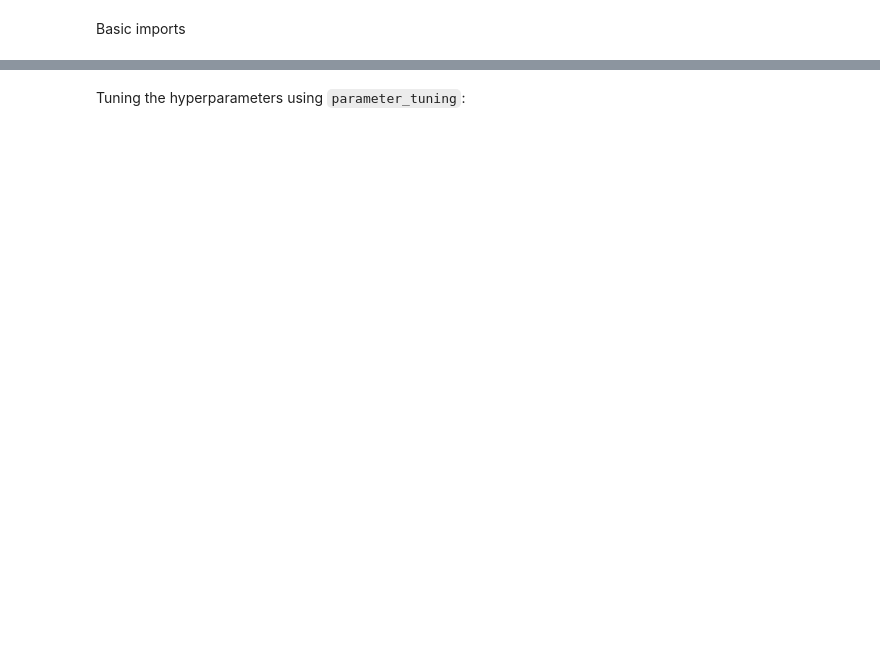
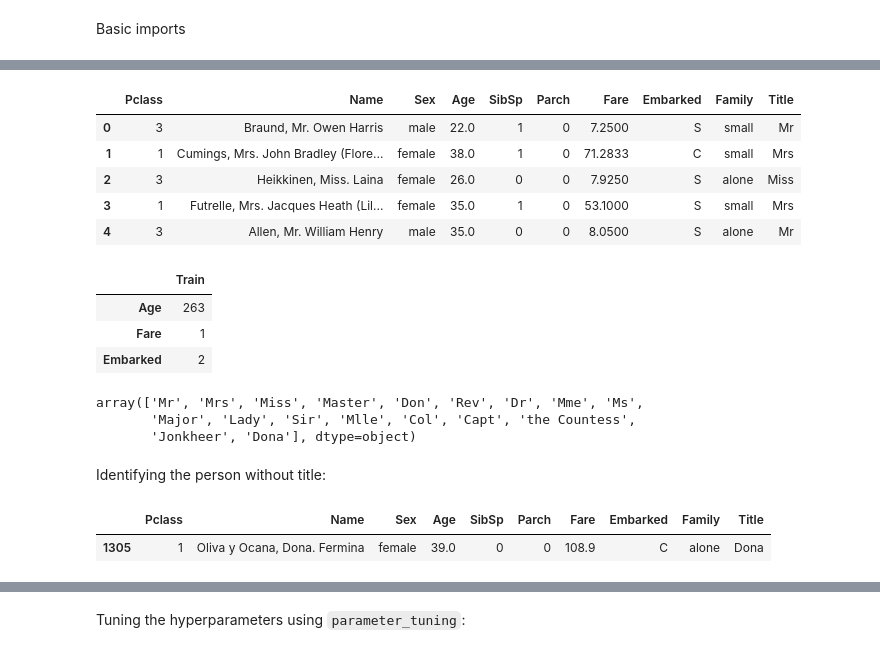
Before and after one commit to carlotta-marchis/Titanic-competition, a Jupyter notebook: Titanic Competition.ipynb, the cells around one changed output, grey strips where cells are left out. Drawn from its saved outputs; the diff is of its cells as text; code cells hidden in the pictures; blank space fills up the shorter version.

```diff
--- a/Titanic Competition.ipynb
+++ b/Titanic Competition.ipynb
@@ -19,0 +66,33 @@ import seaborn as sns; sns.set()
+# %%
+# Extracting the title from the Name column
+data['Title'] = data['Name'].str.split(', ').str.get(1).str.split('.').str.get(0)
+data.head()
+# %% [output]
+|  | Pclass | Name | Sex | Age | SibSp | Parch | Fare | Embarked | Family | Title |
+| 0 | 3 | Braund, Mr. Owen Harris | male | 22.0 | 1 | 0 | 7.2500 | S | small | Mr |
+| 1 | 1 | Cumings, Mrs. John Bradley (Flore... | female | 38.0 | 1 | 0 | 71.2833 | C | small | Mrs |
+| 2 | 3 | Heikkinen, Miss. Laina | female | 26.0 | 0 | 0 | 7.9250 | S | alone | Miss |
+| 3 | 1 | Futrelle, Mrs. Jacques Heath (Lil... | female | 35.0 | 1 | 0 | 53.1000 | S | small | Mrs |
+| 4 | 3 | Allen, Mr. William Henry | male | 35.0 | 0 | 0 | 8.0500 | S | alone | Mr |
+# %%
+#Checking for missing data
+NAs = pd.concat([data.isnull().sum()], axis=1, keys=['Train'])
+NAs[NAs.sum(axis=1) > 0]
+# %% [output]
+|  | Train |
+| Age | 263 |
+| Fare | 1 |
+| Embarked | 2 |
+# %%
+data.Title.unique()
+# %% [output]
+array(['Mr', 'Mrs', 'Miss', 'Master', 'Don', 'Rev', 'Dr', 'Mme', 'Ms',
+       'Major', 'Lady', 'Sir', 'Mlle', 'Col', 'Capt', 'the Countess',
+       'Jonkheer', 'Dona'], dtype=object)
+# %% [markdown]
+Identifying the person without title:
+# %%
+data[data.Title=='Dona']
+# %% [output]
+|  | Pclass | Name | Sex | Age | SibSp | Parch | Fare | Embarked | Family | Title |
+| 1305 | 1 | Oliva y Ocana, Dona. Fermina | female | 39.0 | 0 | 0 | 108.9 | C | alone | Dona |
```
Also changed, not shown: parts of 148 cells of this notebook, 1 other file.
